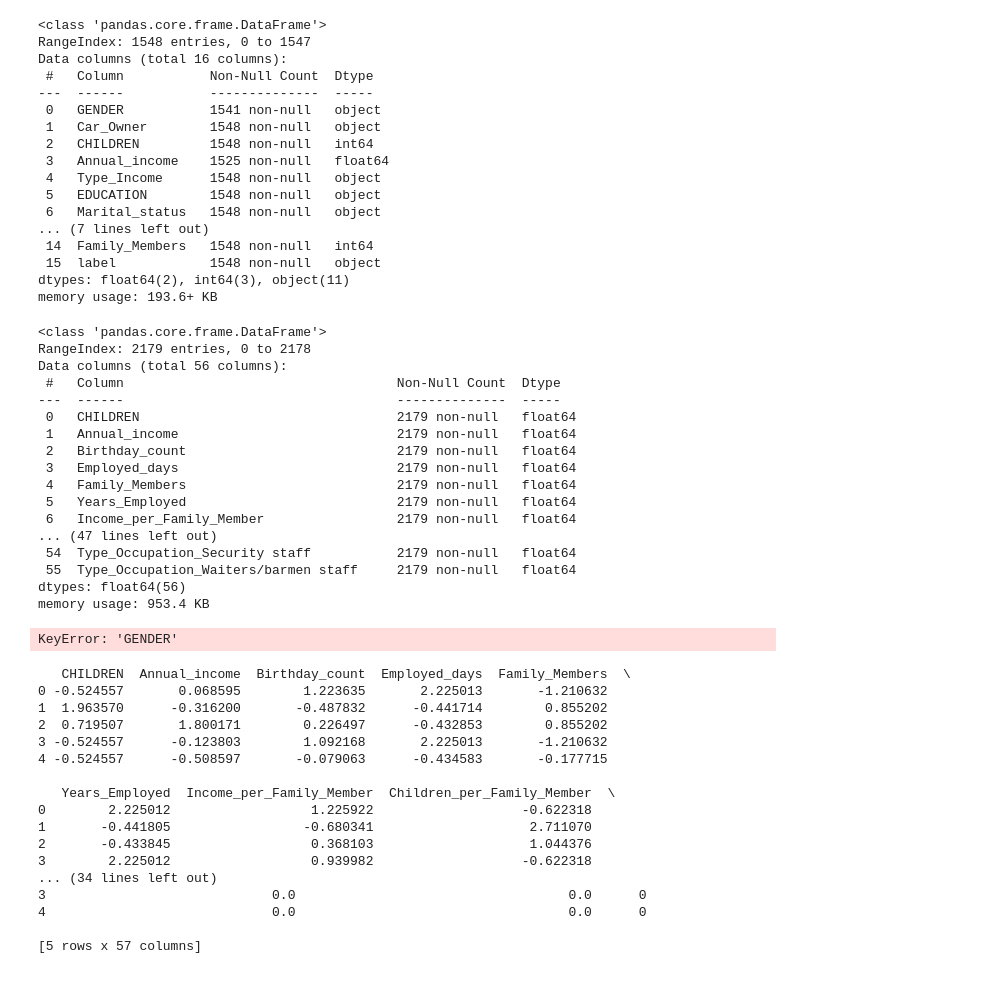
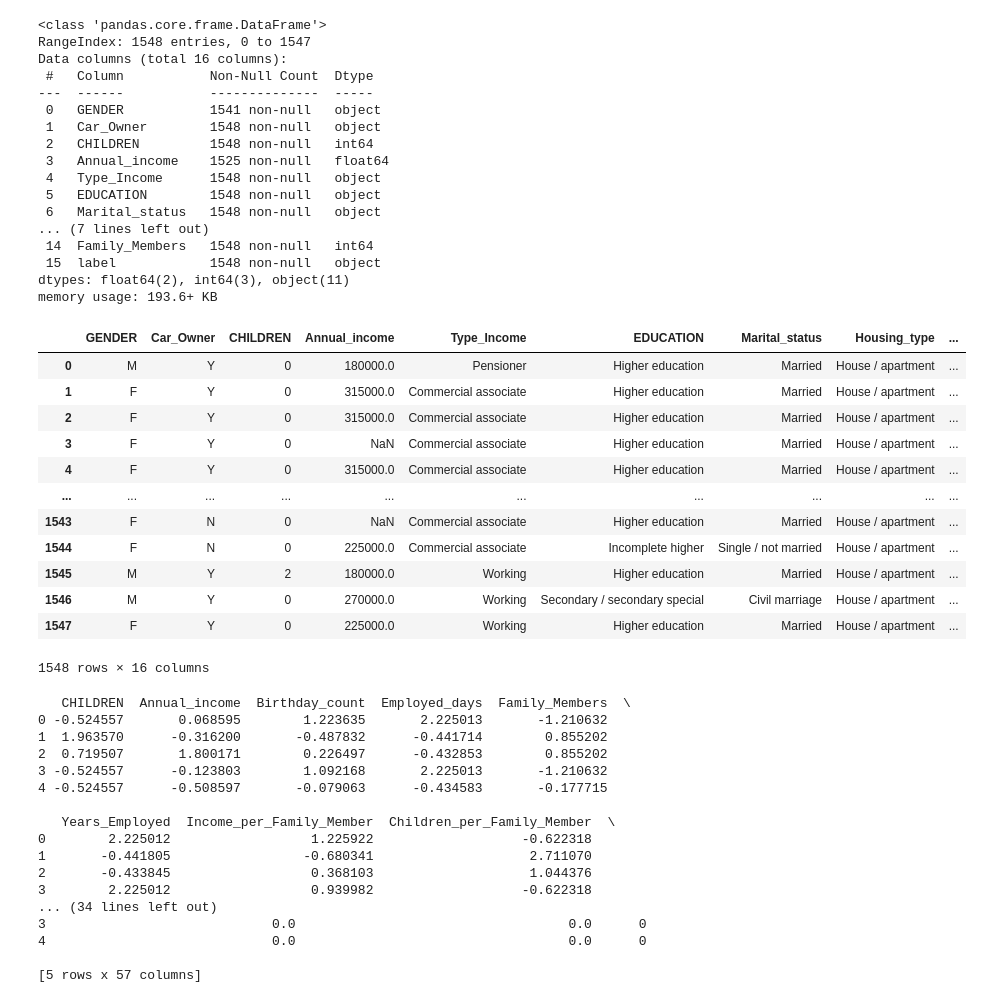
Before and after one commit to DaffaElgo/Iconic_2024, a Jupyter notebook: Code/kita_coba.ipynb, the cells around one changed output. Cells and saved outputs as stored; diff of their text form; code cells hidden in the pictures.

```diff
--- a/Code/kita_coba.ipynb
+++ b/Code/kita_coba.ipynb
@@ -105,6 +105,22 @@ Data columns (total 16 columns):
  15  label            1548 non-null   object
 dtypes: float64(2), int64(3), object(11)
 memory usage: 193.6+ KB
+# %%
+data
+# %% [output]
+|  | GENDER | Car_Owner | CHILDREN | Annual_income | Type_Income | EDUCATION | Marital_status | Housing_type | ... |
+| 0 | M | Y | 0 | 180000.0 | Pensioner | Higher education | Married | House / apartment | ... |
+| 1 | F | Y | 0 | 315000.0 | Commercial associate | Higher education | Married | House / apartment | ... |
+| 2 | F | Y | 0 | 315000.0 | Commercial associate | Higher education | Married | House / apartment | ... |
+| 3 | F | Y | 0 | NaN | Commercial associate | Higher education | Married | House / apartment | ... |
+| 4 | F | Y | 0 | 315000.0 | Commercial associate | Higher education | Married | House / apartment | ... |
+| ... | ... | ... | ... | ... | ... | ... | ... | ... | ... |
+| 1543 | F | N | 0 | NaN | Commercial associate | Higher education | Married | House / apartment | ... |
+| 1544 | F | N | 0 | 225000.0 | Commercial associate | Incomplete higher | Single / not married | House / apartment | ... |
+| 1545 | M | Y | 2 | 180000.0 | Working | Higher education | Married | House / apartment | ... |
+| 1546 | M | Y | 0 | 270000.0 | Working | Secondary / secondary special | Civil marriage | House / apartment | ... |
+| 1547 | F | Y | 0 | 225000.0 | Working | Higher education | Married | House / apartment | ... |
+1548 rows × 16 columns
 # %%
 # Ensure 'Years_Employed' is added correctly
 data['Years_Employed'] = data['Employed_days'] // 365
@@ -186,29 +199,7 @@ categorical_features = X_train_resampled_df.select_dtypes(include=['object', 'ca
-# %%
-X_train_resampled_df.info()
-# %% [output]
-<class 'pandas.core.frame.DataFrame'>
-RangeIndex: 2179 entries, 0 to 2178
-Data columns (total 56 columns):
- #   Column                                   Non-Null Count  Dtype
----  ------                                   --------------  -----
- 0   CHILDREN                                 2179 non-null   float64
- 1   Annual_income                            2179 non-null   float64
- 2   Birthday_count                           2179 non-null   float64
- 3   Employed_days                            2179 non-null   float64
- 4   Family_Members                           2179 non-null   float64
- 5   Years_Employed                           2179 non-null   float64
- 6   Income_per_Family_Member                 2179 non-null   float64
-... (47 lines left out)
- 54  Type_Occupation_Security staff           2179 non-null   float64
- 55  Type_Occupation_Waiters/barmen staff     2179 non-null   float64
-dtypes: float64(56)
-memory usage: 953.4 KB
 # %%
-#  want to know unique value for each category data
-for col in data.select_dtypes(include=['object', 'category']):
-    print(f"Unique values for {col}: {X_train_resampled_df[col].unique()}")
+# #  want to know unique value for each category data
+# for col in data.select_dtypes(include=['object', 'category']):
+#     print(f"Unique values for {col}: {X_train_resampled_df[col].unique()}")
-# %% [output]
-KeyError: 'GENDER'
 # %%
 # Display the first few rows of the resampled DataFrame
 print(resampled_df.head())
```
Also changed, not shown: parts of 5 cells of this notebook, 19 other files.
